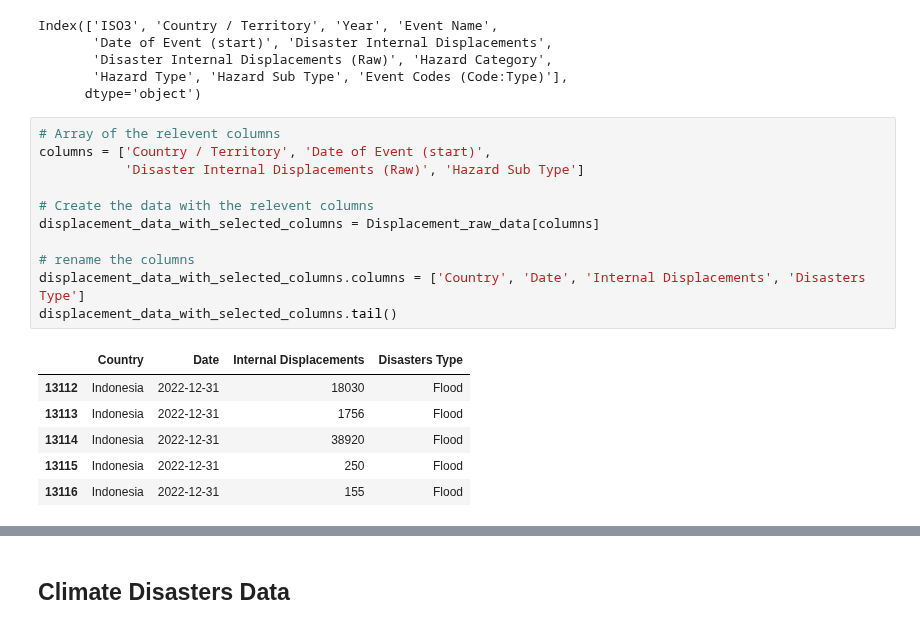
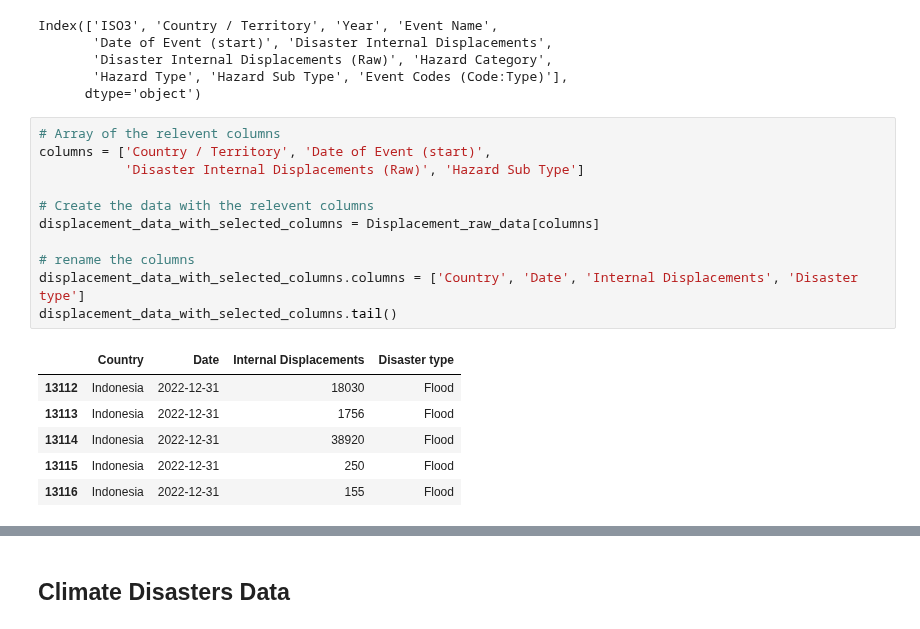
Before and after one commit to 0xpix/CERI-Project, a Jupyter notebook: notebooks/EDA.ipynb, the cells around one changed output, grey strips where cells are left out. Cells and saved outputs as stored; diff of their text form.

```diff
--- a/notebooks/EDA.ipynb
+++ b/notebooks/EDA.ipynb
@@ -60,16 +60,16 @@ Index(['ISO3', 'Country / Territory', 'Year', 'Event Name',
 # %%
 # Array of the relevent columns
 columns = ['Country / Territory', 'Date of Event (start)',
            'Disaster Internal Displacements (Raw)', 'Hazard Sub Type']
 
 # Create the data with the relevent columns
 displacement_data_with_selected_columns = Displacement_raw_data[columns]
 
 # rename the columns
-displacement_data_with_selected_columns.columns = ['Country', 'Date', 'Internal Displacements', 'Disasters Type']
+displacement_data_with_selected_columns.columns = ['Country', 'Date', 'Internal Displacements', 'Disaster type']
 displacement_data_with_selected_columns.tail()
 # %% [output]
-|  | Country | Date | Internal Displacements | Disasters Type |
+|  | Country | Date | Internal Displacements | Disaster type |
 | 13112 | Indonesia | 2022-12-31 | 18030 | Flood |
 | 13113 | Indonesia | 2022-12-31 | 1756 | Flood |
 | 13114 | Indonesia | 2022-12-31 | 38920 | Flood |
```
Also changed, not shown: parts of 18 cells of this notebook.
